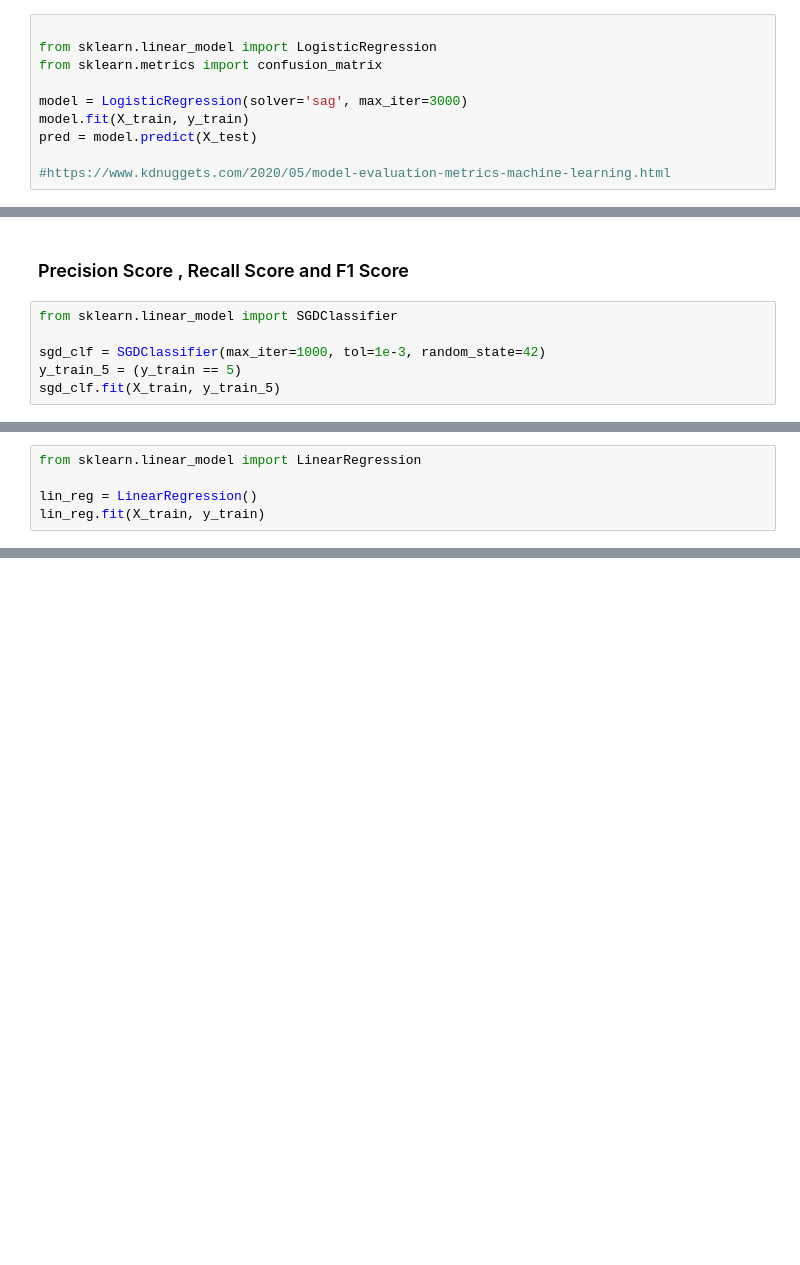
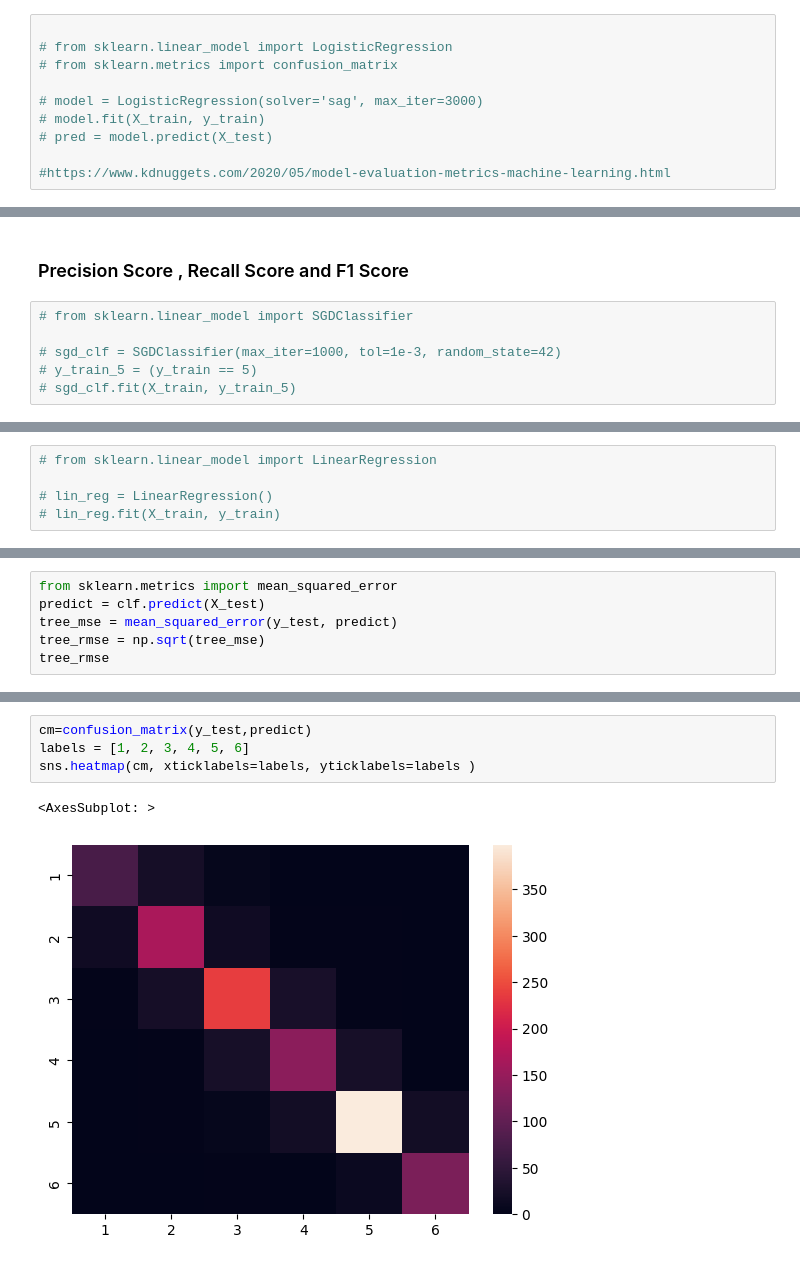
Before and after one commit to msadiq10/DMML-Group-15, a Jupyter notebook: group15-lab2.ipynb, the cells around one changed output, grey strips where cells are left out. Cells and saved outputs as stored; diff of their text form; blank space fills up the shorter version.

Commit message:
Precision and Recall for Decision Tree Classifier

```diff
--- a/group15-lab2.ipynb
+++ b/group15-lab2.ipynb
@@ -760,11 +718,11 @@ X_train, X_test, y_train, y_test = model_selection.train_test_split(X, y, test_s
 # %%
 
-from sklearn.linear_model import LogisticRegression
-from sklearn.metrics import confusion_matrix
+# from sklearn.linear_model import LogisticRegression
+# from sklearn.metrics import confusion_matrix
 
-model = LogisticRegression(solver='sag', max_iter=3000)
-model.fit(X_train, y_train)
-pred = model.predict(X_test)
+# model = LogisticRegression(solver='sag', max_iter=3000)
+# model.fit(X_train, y_train)
+# pred = model.predict(X_test)
 
 #https://www.kdnuggets.com/2020/05/model-evaluation-metrics-machine-learning.html
 # %%
@@ -806,8 +755,8 @@ fig.colorbar(cax)
 # %% [markdown]
 ### Precision Score , Recall Score and F1 Score
 # %%
-from sklearn.linear_model import SGDClassifier
+# from sklearn.linear_model import SGDClassifier
 
-sgd_clf = SGDClassifier(max_iter=1000, tol=1e-3, random_state=42)
-y_train_5 = (y_train == 5)
-sgd_clf.fit(X_train, y_train_5)
+# sgd_clf = SGDClassifier(max_iter=1000, tol=1e-3, random_state=42)
+# y_train_5 = (y_train == 5)
+# sgd_clf.fit(X_train, y_train_5)
@@ -838,5 +779,5 @@ f1_score(y_train_5, y_train_pred)
 # %%
-from sklearn.linear_model import LinearRegression
+# from sklearn.linear_model import LinearRegression
 
-lin_reg = LinearRegression()
-lin_reg.fit(X_train, y_train)
+# lin_reg = LinearRegression()
+# lin_reg.fit(X_train, y_train)
@@ -1019,0 +830,6 @@ print(score)
+# %%
+from sklearn.metrics import mean_squared_error
+predict = clf.predict(X_test)
+tree_mse = mean_squared_error(y_test, predict)
+tree_rmse = np.sqrt(tree_mse)
+tree_rmse
@@ -1019,0 +858,7 @@ print(score)
+# %%
+cm=confusion_matrix(y_test,predict)
+labels = [1, 2, 3, 4, 5, 6]
+sns.heatmap(cm, xticklabels=labels, yticklabels=labels )
+# %% [output]
+<AxesSubplot: >
+[figure, added]
```
Also changed, not shown: parts of 122 cells of this notebook, 1 other file.
